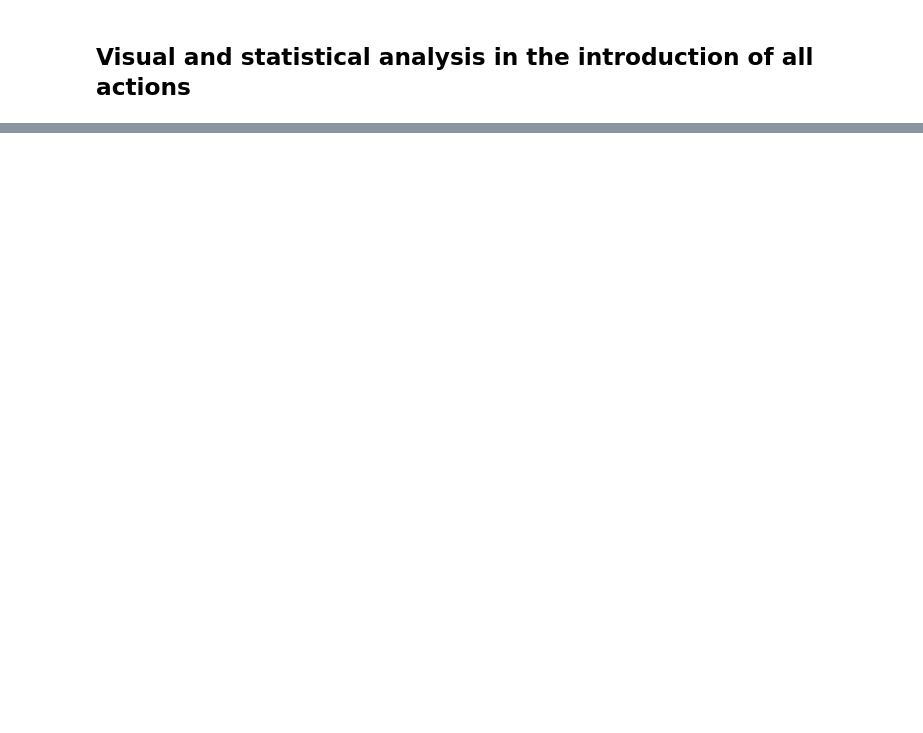
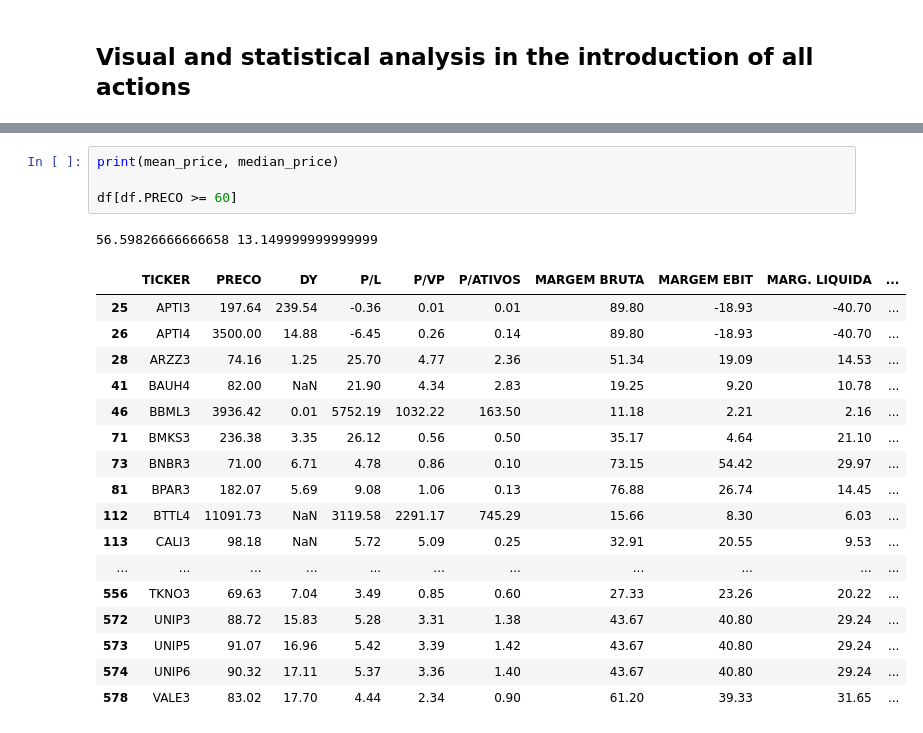
Before and after one commit to Alexandre-Leal/Projetos_iniciais, a Jupyter notebook: B3_Ibovespa/Analise Ibovespa - Brasil.ipynb, the cells around one changed output, grey strips where cells are left out. Drawn from its saved outputs; the diff is of its cells as text; blank space fills up the shorter version.

```diff
--- a/B3_Ibovespa/Analise Ibovespa - Brasil.ipynb
+++ b/B3_Ibovespa/Analise Ibovespa - Brasil.ipynb
@@ -115,0 +139,23 @@ sns.histplot(df['PRECO'], bins = 10)
+# %%
+print(mean_price, median_price)
+
+df[df.PRECO >= 60]
+# %% [output]
+56.59826666666658 13.149999999999999
+|  | TICKER | PRECO | DY | P/L | P/VP | P/ATIVOS | MARGEM BRUTA | MARGEM EBIT | MARG. LIQUIDA | ... |
+| 25 | APTI3 | 197.64 | 239.54 | -0.36 | 0.01 | 0.01 | 89.80 | -18.93 | -40.70 | ... |
+| 26 | APTI4 | 3500.00 | 14.88 | -6.45 | 0.26 | 0.14 | 89.80 | -18.93 | -40.70 | ... |
+| 28 | ARZZ3 | 74.16 | 1.25 | 25.70 | 4.77 | 2.36 | 51.34 | 19.09 | 14.53 | ... |
+| 41 | BAUH4 | 82.00 | NaN | 21.90 | 4.34 | 2.83 | 19.25 | 9.20 | 10.78 | ... |
+| 46 | BBML3 | 3936.42 | 0.01 | 5752.19 | 1032.22 | 163.50 | 11.18 | 2.21 | 2.16 | ... |
+| 71 | BMKS3 | 236.38 | 3.35 | 26.12 | 0.56 | 0.50 | 35.17 | 4.64 | 21.10 | ... |
+| 73 | BNBR3 | 71.00 | 6.71 | 4.78 | 0.86 | 0.10 | 73.15 | 54.42 | 29.97 | ... |
+| 81 | BPAR3 | 182.07 | 5.69 | 9.08 | 1.06 | 0.13 | 76.88 | 26.74 | 14.45 | ... |
+| 112 | BTTL4 | 11091.73 | NaN | 3119.58 | 2291.17 | 745.29 | 15.66 | 8.30 | 6.03 | ... |
+| 113 | CALI3 | 98.18 | NaN | 5.72 | 5.09 | 0.25 | 32.91 | 20.55 | 9.53 | ... |
+| ... | ... | ... | ... | ... | ... | ... | ... | ... | ... | ... |
+| 556 | TKNO3 | 69.63 | 7.04 | 3.49 | 0.85 | 0.60 | 27.33 | 23.26 | 20.22 | ... |
+| 572 | UNIP3 | 88.72 | 15.83 | 5.28 | 3.31 | 1.38 | 43.67 | 40.80 | 29.24 | ... |
+| 573 | UNIP5 | 91.07 | 16.96 | 5.42 | 3.39 | 1.42 | 43.67 | 40.80 | 29.24 | ... |
+| 574 | UNIP6 | 90.32 | 17.11 | 5.37 | 3.36 | 1.40 | 43.67 | 40.80 | 29.24 | ... |
+| 578 | VALE3 | 83.02 | 17.70 | 4.44 | 2.34 | 0.90 | 61.20 | 39.33 | 31.65 | ... |
```
Also changed, not shown: parts of 20 cells of this notebook.
